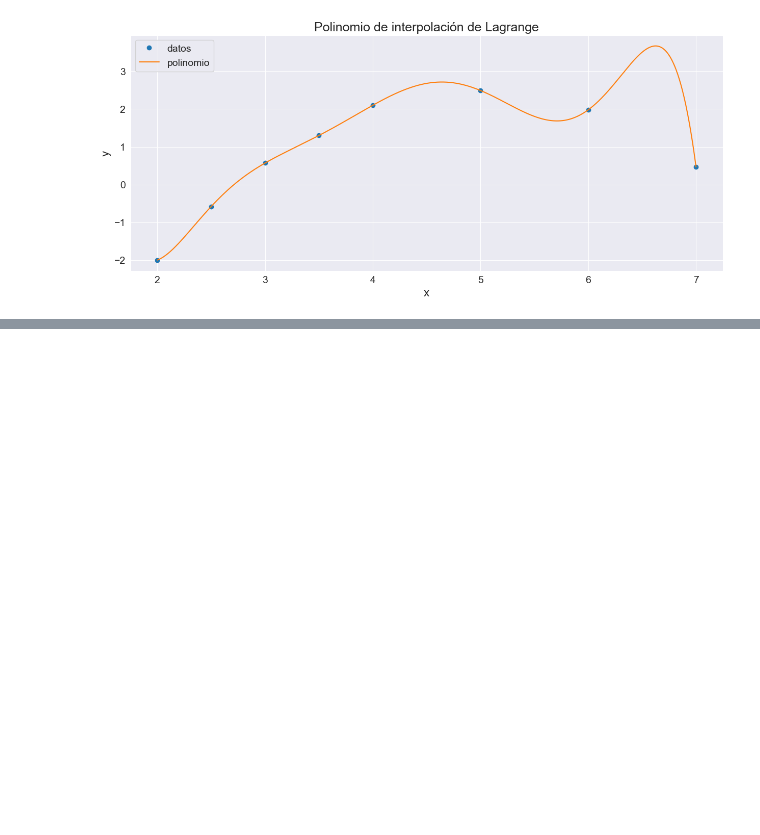
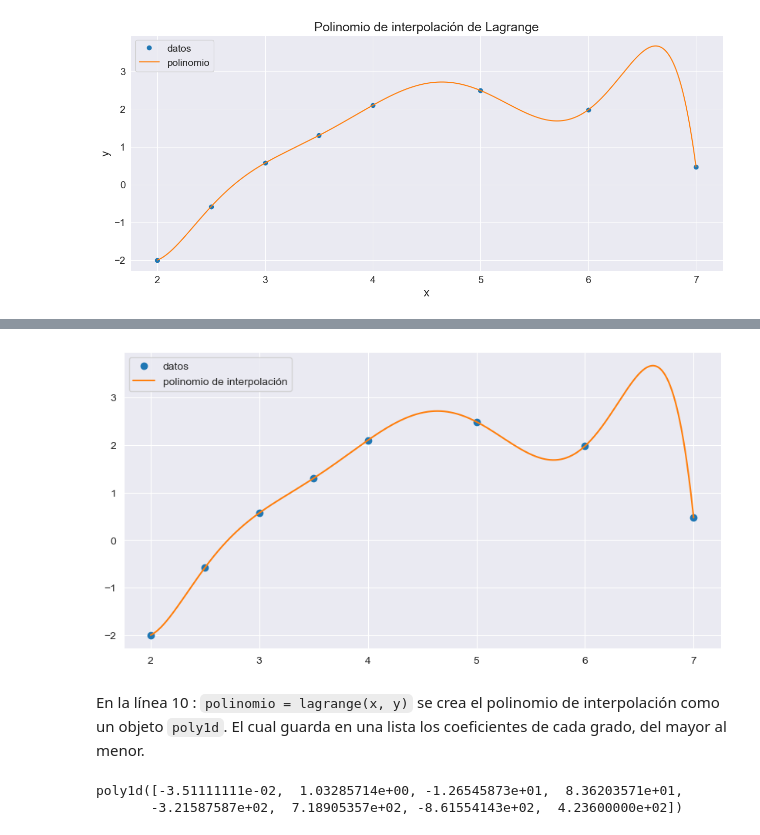
Before and after one commit to caramirezs/MetNum_librodigital, a Jupyter notebook: 2_Ajuste_funciones/2.1_Polinomio_de_interpolacion_de_Lagrange.ipynb, the cells around one changed output, grey strips where cells are left out. Cells and saved outputs as stored; diff of their text form; code cells hidden in the pictures; blank space fills up the shorter version.

Commit message:
2.1 Lagrange

```diff
--- a/2_Ajuste_funciones/2.1_Polinomio_de_interpolacion_de_Lagrange.ipynb
+++ b/2_Ajuste_funciones/2.1_Polinomio_de_interpolacion_de_Lagrange.ipynb
@@ -308,0 +310,28 @@ En este caso, la gráfica del polinomio de interpolación de Lagrange podemos ob
+# %%
+import numpy as np
+import matplotlib.pyplot as plt
+
+# Datos
+x = np.array([2, 2.5, 3, 3.5, 4, 5, 6, 7])
+y = np.array([-2., -0.58, 0.57, 1.3, 2.1, 2.49, 1.98, 0.47])
+
+# Polinomio de interpolación
+from scipy.interpolate import lagrange
+polinomio = lagrange(x, y)
+
+# Gráfico de datos y polinomio
+fig, ax = plt.subplots(figsize=(10, 5))
+x_range = np.linspace(min(x), max(x), 1000)
+plt.plot(x, y, 'o', label='datos')
+plt.plot(x_range, polinomio(x_range), label='polinomio de interpolación')
+plt.legend()
+plt.show()
+# %% [output]
+[figure, added]
+# %% [markdown]
+En la línea 10 : `polinomio = lagrange(x, y)` se crea el polinomio de interpolación como un objeto `poly1d`. El cual guarda en una lista los coeficientes de cada grado, del mayor al menor.
+# %%
+polinomio
+# %% [output]
+poly1d([-3.51111111e-02,  1.03285714e+00, -1.26545873e+01,  8.36203571e+01,
+       -3.21587587e+02,  7.18905357e+02, -8.61554143e+02,  4.23600000e+02])
```
Also changed, not shown: parts of 9 cells of this notebook, 3 other files.
